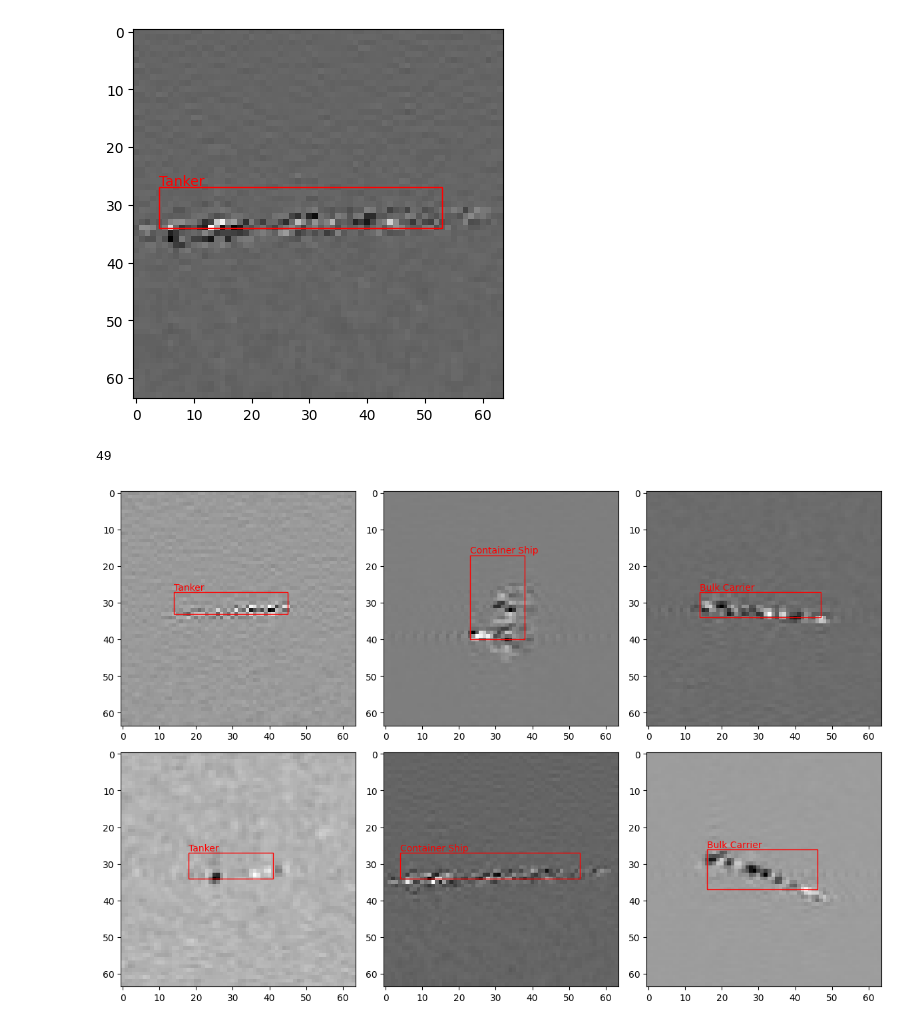
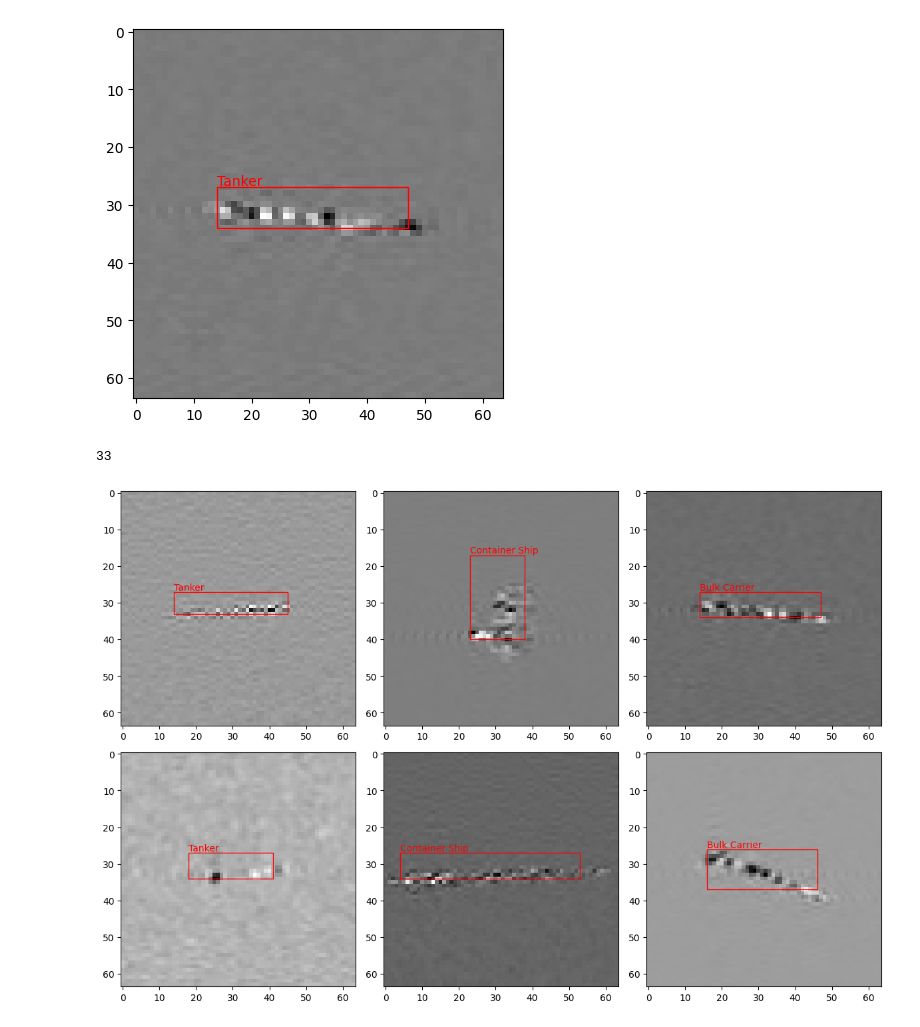
Before and after one commit to yeohkc1995/Ship-Detection-SAR-202306, a Jupyter notebook: data_visualisation.ipynb, the cells around one changed output. Cells and saved outputs as stored; diff of their text form; code cells hidden in the pictures.

```diff
--- a/data_visualisation.ipynb
+++ b/data_visualisation.ipynb
@@ -1,32 +3,33 @@
 # %%
 # Individual image
 import matplotlib.pyplot as plt
 from rasterio.plot import show
+import numpy as np
 
 
-preview = np.load('predicted_bb_426.npy')
+preview = np.load('predicted_bb.npy')
 preview = preview.flatten()
 
 
 def show_corner_bb(im, bb, label):
     fig, ax = plt.subplots()
     show(im, ax=ax, cmap='gray')
     rectangle = plt.Rectangle((bb[1], bb[0]), bb[3]-bb[1], bb[2]-bb[0], color='red',
                          fill=False, lw=1)
     ax.add_patch(rectangle)
     ax.text(bb[1], bb[0] - 0.5, label, color='r')
     plt.show()
 
 
-im = np.load('426.npy')
+im = np.load('279.npy')
 im = np.imag(im)
 bb = preview
 show_corner_bb(im, bb, label='Tanker')
 
 print(bb[3]-bb[1])
 # %% [output]
-[figure, old version]
+[figure, new version]
-49
+33
 # %%
 # Predicted bounding boxes
 import matplotlib.pyplot as plt
```
Also changed, not shown: parts of 1 cell of this notebook.
